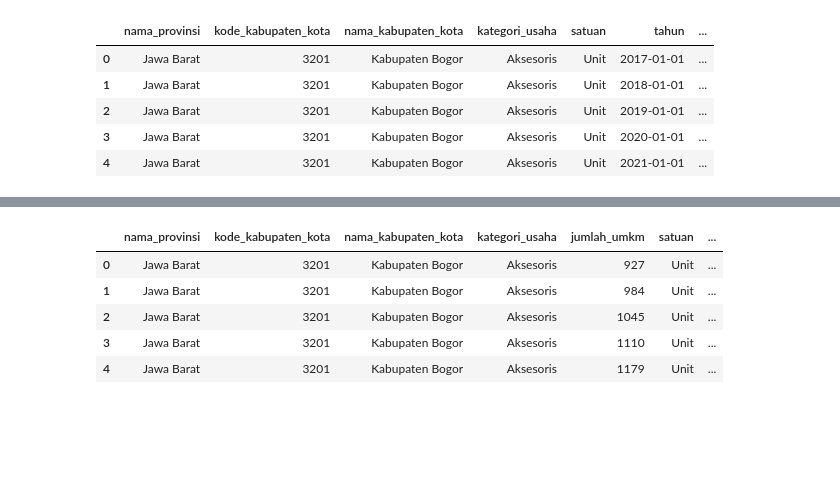
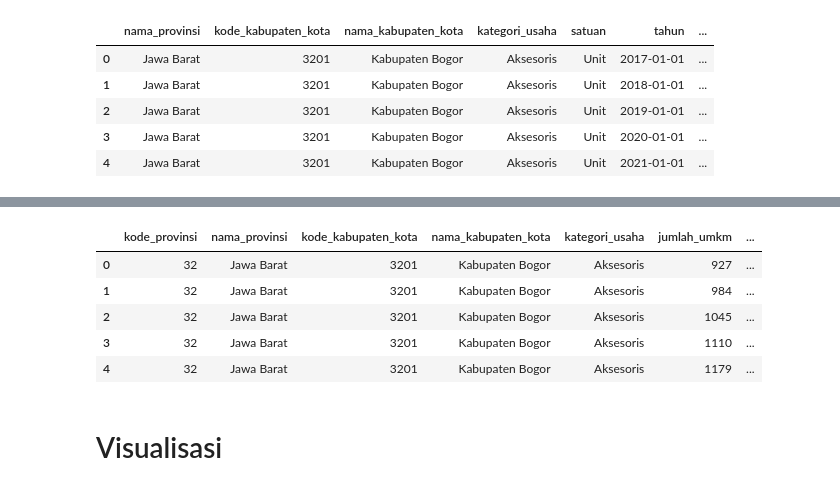
Before and after one commit to NabilHanifA/Data-Mining-Kel-1-2023, a Jupyter notebook: EDAv1.ipynb, the cells around one changed output, grey strips where cells are left out. Drawn from its saved outputs; the diff is of its cells as text; code cells hidden in the pictures; blank space fills up the shorter version.

```diff
--- a/EDAv1.ipynb
+++ b/EDAv1.ipynb
@@ -171,0 +175,3 @@ df_umkm.head()
+# %%
+df_kemiskinan = df_kemiskinan[(df_kemiskinan['tahun']>'2016-01-01') & (df_kemiskinan['tahun']<'2022-01-01')]
+df_kemiskinan = df_kemiskinan[['kode_provinsi', 'nama_provinsi', 'kode_kabupaten_kota', 'nama_kabupaten_kota', 'angka_garis_kemiskinan', 'satuan', 'tahun']]
@@ -171,0 +180,3 @@ df_umkm.head()
+# %%
+df2 = pd.merge(df_umkm, df_kemiskinan,how="left", on=["kode_kabupaten_kota", "tahun"])
+df2.head()
@@ -171,0 +190,6 @@ df_umkm.head()
+# %%
+df2 = df2.drop(columns=['nama_provinsi_y', 'nama_kabupaten_kota_y', 'satuan_x', 'satuan_y'])
+df2 = df2.rename(columns={'nama_provinsi_x': 'nama_provinsi', 'nama_kabupaten_kota_x': 'nama_kabupaten_kota'})
+df2["kode_provinsi"] = df2["kode_provinsi"].astype("category")
+df2["kode_kabupaten_kota"] = df2["kode_kabupaten_kota"].astype("category")
+df2.head()
@@ -172,10 +203,12 @@ df_umkm.head()
 # %%
-df_umkm = df_umkm[['nama_provinsi', 'kode_kabupaten_kota', 'nama_kabupaten_kota', 'kategori_usaha','jumlah_umkm', 'satuan', 'tahun']]
-df_umkm.head()
+df2 = df2[['kode_provinsi', 'nama_provinsi', 'kode_kabupaten_kota', 'nama_kabupaten_kota', 'kategori_usaha', 'jumlah_umkm', 'angka_garis_kemiskinan', 'tahun']]
+df2.head()
 # %% [output]
-|  | nama_provinsi | kode_kabupaten_kota | nama_kabupaten_kota | kategori_usaha | jumlah_umkm | satuan | ... |
-| 0 | Jawa Barat | 3201 | Kabupaten Bogor | Aksesoris | 927 | Unit | ... |
-| 1 | Jawa Barat | 3201 | Kabupaten Bogor | Aksesoris | 984 | Unit | ... |
-| 2 | Jawa Barat | 3201 | Kabupaten Bogor | Aksesoris | 1045 | Unit | ... |
-| 3 | Jawa Barat | 3201 | Kabupaten Bogor | Aksesoris | 1110 | Unit | ... |
-| 4 | Jawa Barat | 3201 | Kabupaten Bogor | Aksesoris | 1179 | Unit | ... |
+|  | kode_provinsi | nama_provinsi | kode_kabupaten_kota | nama_kabupaten_kota | kategori_usaha | jumlah_umkm | ... |
+| 0 | 32 | Jawa Barat | 3201 | Kabupaten Bogor | Aksesoris | 927 | ... |
+| 1 | 32 | Jawa Barat | 3201 | Kabupaten Bogor | Aksesoris | 984 | ... |
+| 2 | 32 | Jawa Barat | 3201 | Kabupaten Bogor | Aksesoris | 1045 | ... |
+| 3 | 32 | Jawa Barat | 3201 | Kabupaten Bogor | Aksesoris | 1110 | ... |
+| 4 | 32 | Jawa Barat | 3201 | Kabupaten Bogor | Aksesoris | 1179 | ... |
+# %% [markdown]
+# Visualisasi
```
Also changed, not shown: parts of 20 cells of this notebook.
